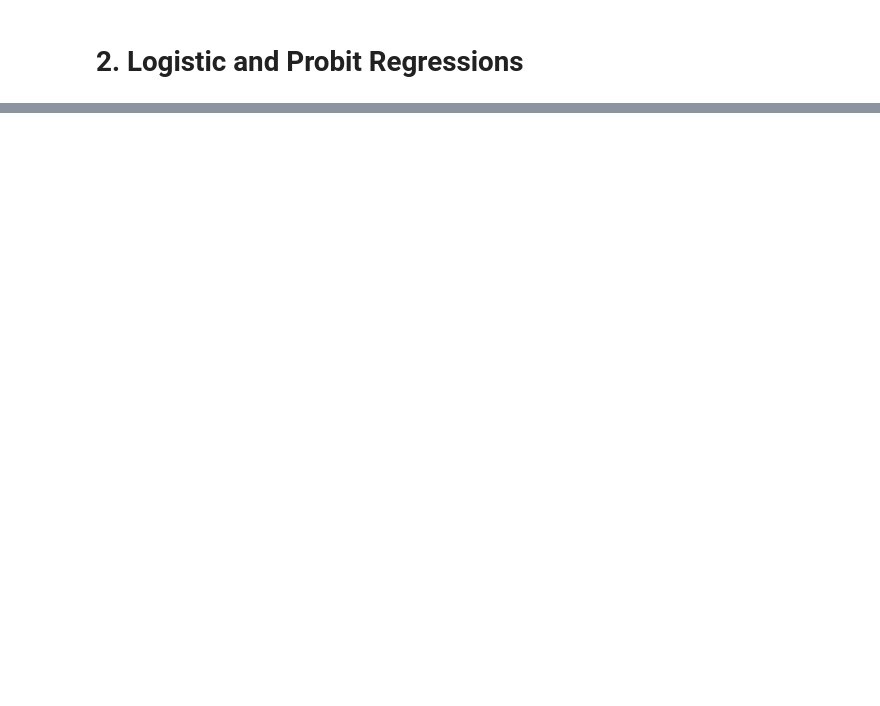
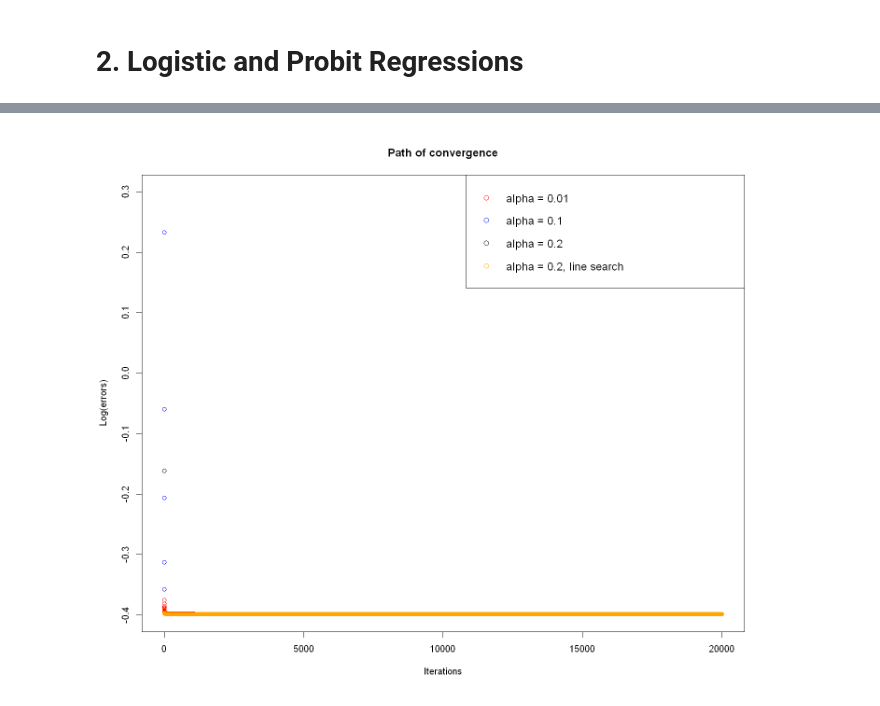
Before and after one commit to uclayanbo/OptimizationProjects, a Jupyter notebook: Project 1.ipynb, the cells around one changed output, grey strips where cells are left out. Cells and saved outputs as stored; diff of their text form; code cells hidden in the pictures; blank space fills up the shorter version.

```diff
--- a/Project 1.ipynb
+++ b/Project 1.ipynb
@@ -201,0 +206,9 @@ summary(myprobit)
+# %%
+#Define the cost and gradient functions for probit.
+probit_cost <- function(X, y, beta) {
+    return(-mean(y*log(pnorm(X%*%beta)) + (1-y)*log(1-pnorm(X%*%beta))))
+}
+
+probit_gradient <- function(X, y, beta) {
+    return(-t(X) %*% ((y-pnorm(X%*%beta))/(pnorm(X%*%beta)*(1-pnorm(X%*%beta)))*dnorm(X%*%beta)) / length(y))
+}
@@ -201,0 +225,10 @@ summary(myprobit)
+# %%
+betalist001 <- gradient_descent(X, y, error_func = probit_cost, grad_func = probit_gradient)
+betalist01 <- gradient_descent(X, y, alpha = 0.1, error_func = probit_cost, grad_func = probit_gradient)
+betalist02 <- gradient_descent(X, y, alpha = 0.2, error_func = probit_cost, grad_func = probit_gradient)
+betalist_ls <- gradient_descent(X, y, alpha = 0.2, linesearch = TRUE, linesearch_c = 0.3,
+                                error_func = probit_cost, grad_func = probit_gradient)
+
+display <- cbind(betalist001[[1]], betalist01[[1]], betalist02[[1]], betalist_ls[[1]])
+colnames(display) <- c("alpha = 0.01", "alpha = 0.1", "alpha = 0.2", "alpha = 0.2, line search")
+display
@@ -201,0 +243,11 @@ summary(myprobit)
+# %%
+#Visualize the path of convergence.
+plot(log(betalist01[[2]]), col = 'blue', main = 'Path of convergence', ylab = 'Log(errors)', xlab = 'Iterations',
+     ylim = c(-0.4, 0.3))
+points(log(betalist001[[2]]), col = 'red')
+points(log(betalist02[[2]]), col = 'black')
+points(log(betalist_ls[[2]]), col = 'orange')
+legend("topright", legend = c("alpha = 0.01", "alpha = 0.1", "alpha = 0.2", "alpha = 0.2, line search"),
+       col = c("red", "blue", "black", "orange"), bty = "o", pch = 1, cex = 1.2)
+# %% [output]
+[figure, added]
```
Also changed, not shown: parts of 30 cells of this notebook.
